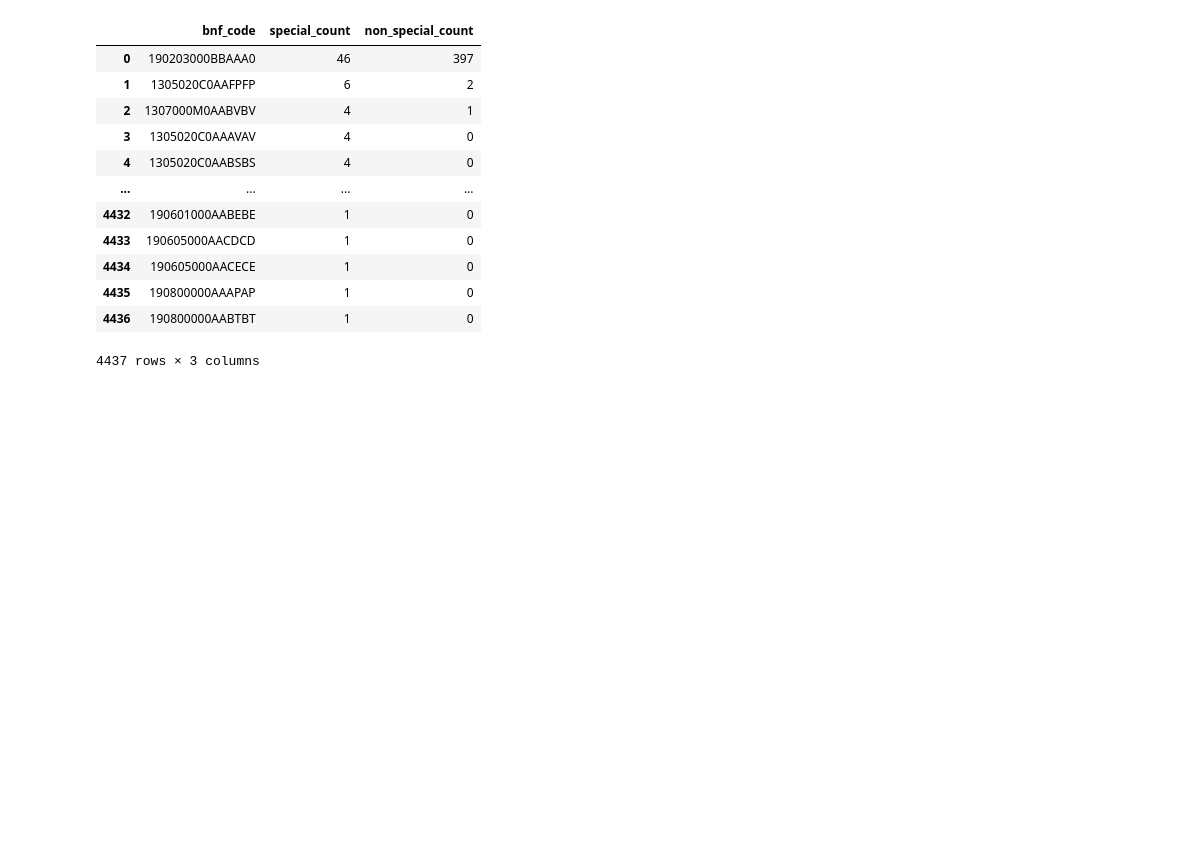
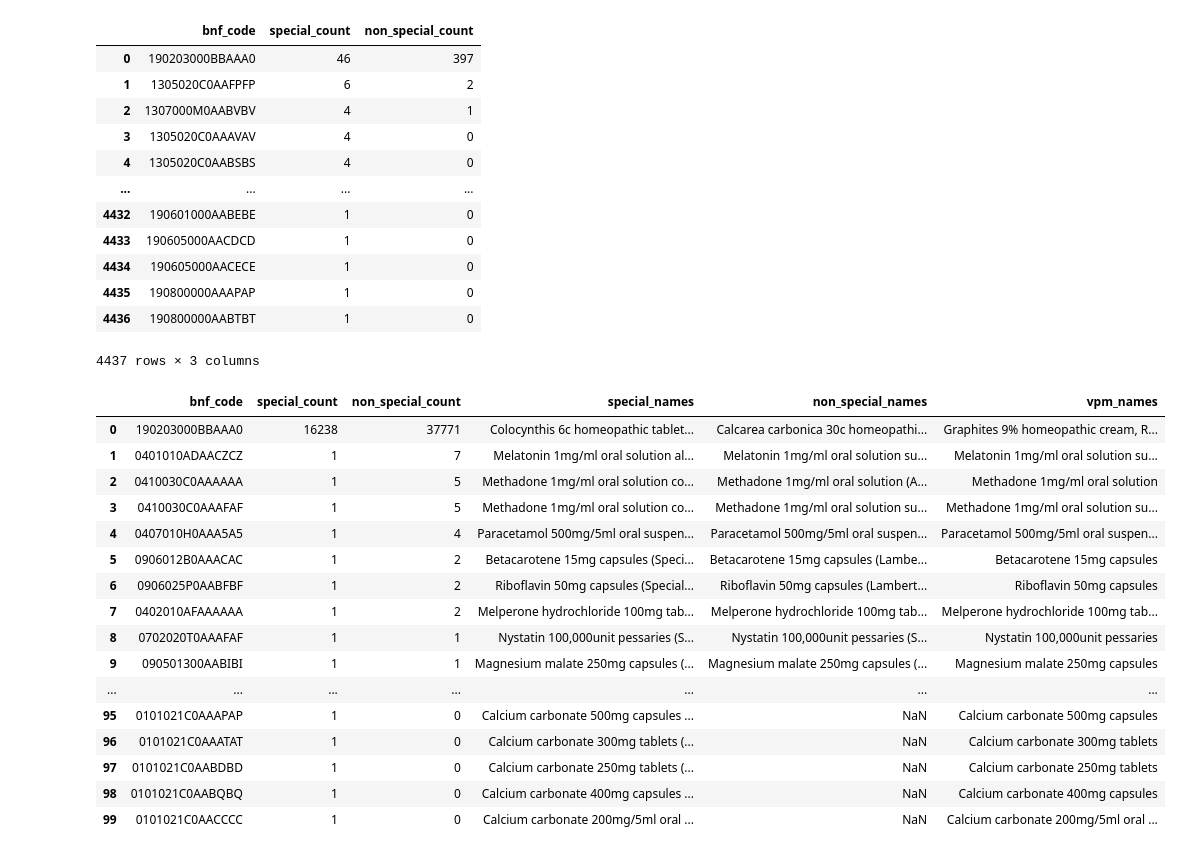
Before and after one commit to ebmdatalab/op-specials-measure, a Jupyter notebook: notebooks/Specials_analysis.ipynb, the cells around one changed output. Saved outputs shown, nothing was run; the diff lists cells and outputs as text; code cells hidden in the pictures; blank space fills up the shorter version.

```diff
--- a/notebooks/Specials_analysis.ipynb
+++ b/notebooks/Specials_analysis.ipynb
@@ -483,22 +483,46 @@ spec_non_spec_count_DF
 # %%
 sql = '''
 SELECT
-    bnf_code,
-    SUM(CASE WHEN avail_restrict = 6 THEN 1 ELSE 0 END) AS special_count,
-    SUM(CASE WHEN avail_restrict != 6 THEN 1 ELSE 0 END) AS non_special_count,
-    STRING_AGG(DISTINCT CASE WHEN avail_restrict = 6 THEN nm ELSE NULL END, ', ') AS special_names,
-    STRING_AGG(DISTINCT CASE WHEN avail_restrict != 6 THEN nm ELSE NULL END, ', ') AS non_special_names
+    amp.bnf_code,
+    SUM(CASE WHEN amp.avail_restrict = 6 THEN 1 ELSE 0 END) AS special_count,
+    SUM(CASE WHEN (amp.avail_restrict != 6 AND amp.avail_restrict != 9) THEN 1 ELSE 0 END) AS non_special_count,
+    STRING_AGG(DISTINCT CASE WHEN amp.avail_restrict = 6 THEN amp.descr ELSE NULL END, ', ') AS special_names,
+    STRING_AGG(DISTINCT CASE WHEN (amp.avail_restrict != 6 AND amp.avail_restrict != 9) THEN amp.descr ELSE NULL END, ', ') AS non_special_names,
+    STRING_AGG(DISTINCT vmp.nm, ', ') AS vpm_names
 FROM
-    `ebmdatalab.dmd.amp`
+    `ebmdatalab.dmd.amp` AS amp
+LEFT JOIN
+    `ebmdatalab.dmd.vmp` AS vmp
+ON
+    amp.bnf_code = vmp.bnf_code
 WHERE
-    bnf_code IS NOT NULL
+    amp.bnf_code IS NOT NULL
 GROUP BY
-    bnf_code
+    amp.bnf_code
 HAVING
     special_count > 0
 ORDER BY
     non_special_count DESC;
 '''
 spec_non_spec_count_named_DF = bq.cached_read(sql, csv_path=os.path.join('../','data','spec_non_spec_count_named.csv'))
-spec_non_spec_count_named_DF
-spec_non_spec_count_named_DF.to_csv('results.csv')
+
+with pd.option_context('display.max_rows', 100):
+    display(spec_non_spec_count_named_DF.head(100))
+# %% [output]
+|  | bnf_code | special_count | non_special_count | special_names | non_special_names | vpm_names |
+| 0 | 190203000BBAAA0 | 16238 | 37771 | Colocynthis 6c homeopathic tablet... | Calcarea carbonica 30c homeopathi... | Graphites 9% homeopathic cream, R... |
+| 1 | 0401010ADAACZCZ | 1 | 7 | Melatonin 1mg/ml oral solution al... | Melatonin 1mg/ml oral solution su... | Melatonin 1mg/ml oral solution su... |
+| 2 | 0410030C0AAAAAA | 1 | 5 | Methadone 1mg/ml oral solution co... | Methadone 1mg/ml oral solution (A... | Methadone 1mg/ml oral solution |
+| 3 | 0410030C0AAAFAF | 1 | 5 | Methadone 1mg/ml oral solution co... | Methadone 1mg/ml oral solution su... | Methadone 1mg/ml oral solution su... |
+| 4 | 0407010H0AAA5A5 | 1 | 4 | Paracetamol 500mg/5ml oral suspen... | Paracetamol 500mg/5ml oral suspen... | Paracetamol 500mg/5ml oral suspen... |
+| 5 | 0906012B0AAACAC | 1 | 2 | Betacarotene 15mg capsules (Speci... | Betacarotene 15mg capsules (Lambe... | Betacarotene 15mg capsules |
+| 6 | 0906025P0AABFBF | 1 | 2 | Riboflavin 50mg capsules (Special... | Riboflavin 50mg capsules (Lambert... | Riboflavin 50mg capsules |
+| 7 | 0402010AFAAAAAA | 1 | 2 | Melperone hydrochloride 100mg tab... | Melperone hydrochloride 100mg tab... | Melperone hydrochloride 100mg tab... |
+| 8 | 0702020T0AAAFAF | 1 | 1 | Nystatin 100,000unit pessaries (S... | Nystatin 100,000unit pessaries (S... | Nystatin 100,000unit pessaries |
+| 9 | 090501300AABIBI | 1 | 1 | Magnesium malate 250mg capsules (... | Magnesium malate 250mg capsules (... | Magnesium malate 250mg capsules |
+| ... | ... | ... | ... | ... | ... | ... |
+| 95 | 0101021C0AAAPAP | 1 | 0 | Calcium carbonate 500mg capsules ... | NaN | Calcium carbonate 500mg capsules |
+| 96 | 0101021C0AAATAT | 1 | 0 | Calcium carbonate 300mg tablets (... | NaN | Calcium carbonate 300mg tablets |
+| 97 | 0101021C0AABDBD | 1 | 0 | Calcium carbonate 250mg tablets (... | NaN | Calcium carbonate 250mg tablets |
+| 98 | 0101021C0AABQBQ | 1 | 0 | Calcium carbonate 400mg capsules ... | NaN | Calcium carbonate 400mg capsules |
+| 99 | 0101021C0AACCCC | 1 | 0 | Calcium carbonate 200mg/5ml oral ... | NaN | Calcium carbonate 200mg/5ml oral ... |
```
Also changed, not shown: parts of 21 cells of this notebook, 2 other files.
